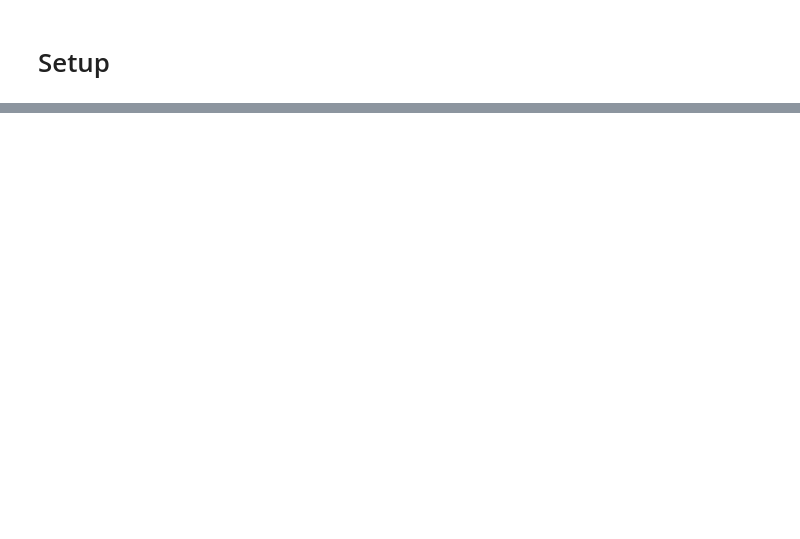
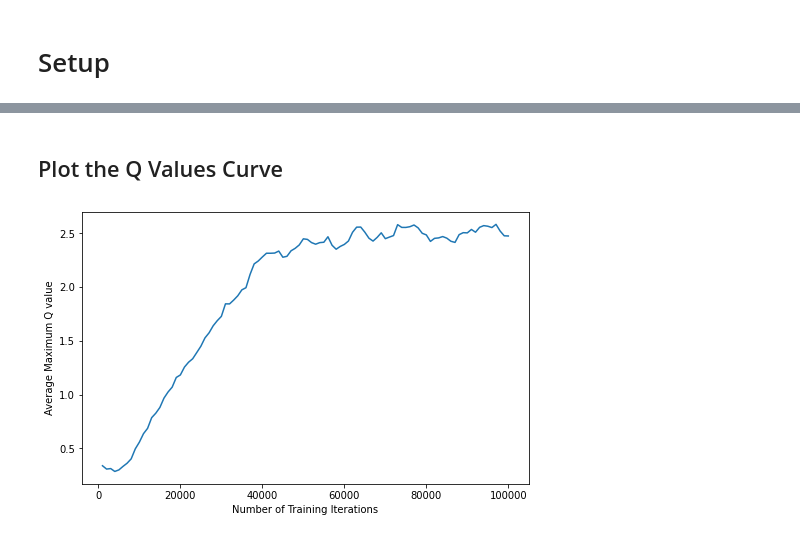
Before and after one commit to CristianManta/JBW-episodic, a Jupyter notebook: main.ipynb, the cells around one changed output, grey strips where cells are left out. Cells and saved outputs as stored; diff of their text form; code cells hidden in the pictures; blank space fills up the shorter version.

```diff
--- a/main.ipynb
+++ b/main.ipynb
@@ -208,0 +473,12 @@ timestep: 896000, acc_reward: 76.10
+# %% [markdown]
+## Plot the Q Values Curve
+# %%
+image_name = "ddqn_without_scent_buffer_cap_1000_anneal_10000_target_batch_16_q_values" #@param {type:"string"}
+plt.figure(figsize=(8,5))
+iters = np.arange(evaluation_freq, total_timesteps + evaluation_freq, evaluation_freq)
+plt.plot(iters, max_Q_values)
+plt.xlabel("Number of Training Iterations")
+plt.ylabel("Average Maximum Q value")
+plt.savefig(f'experiment_plots/{image_name}')
+# %% [output]
+[figure, added]
```
Also changed, not shown: parts of 25 cells of this notebook.
